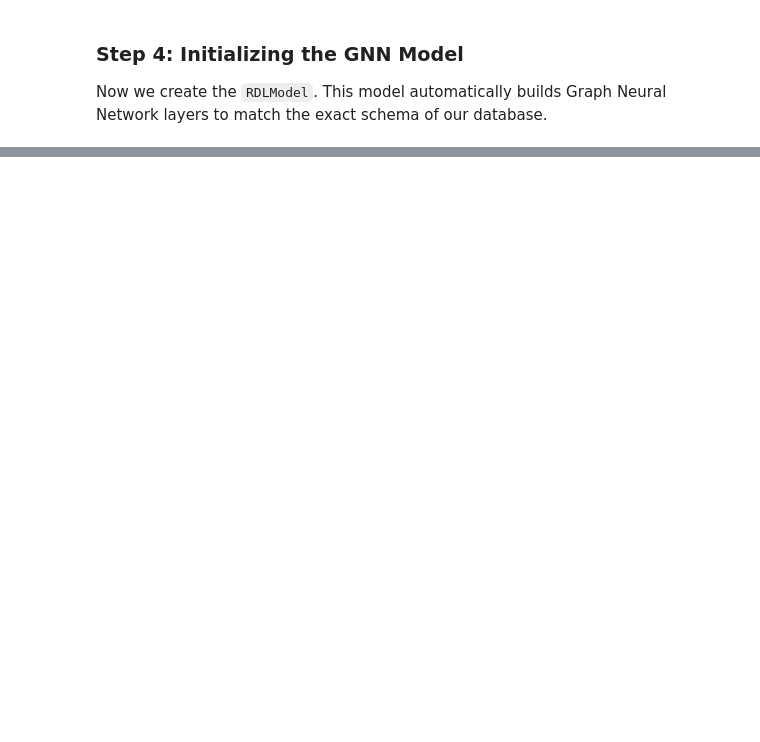
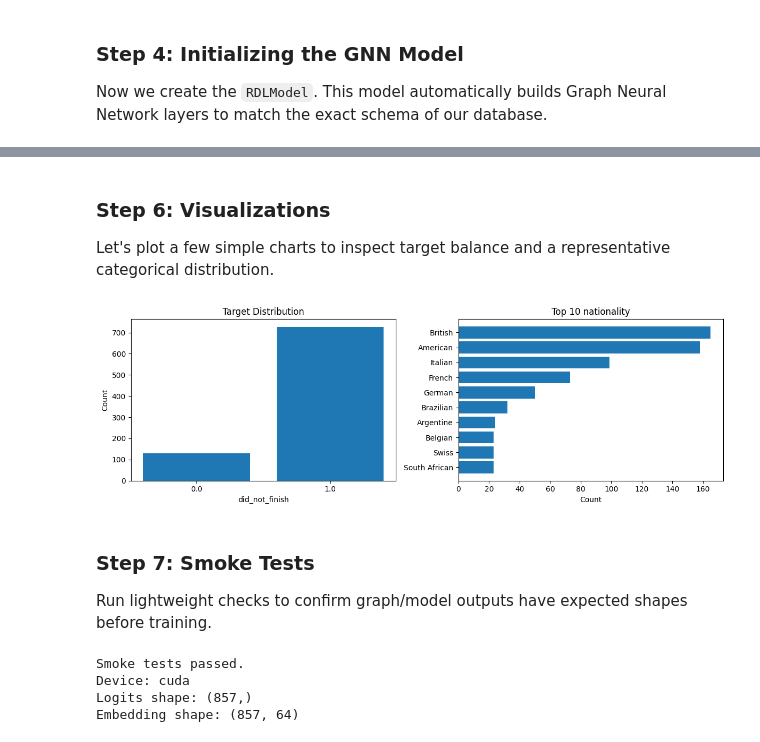
Before and after one commit to Yosr-Bejaoui/rdl-multimodal-e2e, a Jupyter notebook: tutorial.ipynb, the cells around one changed output, grey strips where cells are left out. Saved outputs shown, nothing was run; the diff lists cells and outputs as text; code cells hidden in the pictures; blank space fills up the shorter version.

Commit message:
Improve RelBench import diagnostics and expand tutorial with stats, graph visualization, and method comparison

```diff
--- a/tutorial.ipynb
+++ b/tutorial.ipynb
@@ -66,0 +169,71 @@ print(model)
+# %% [markdown]
+### Step 6: Visualizations
+Let's plot a few simple charts to inspect target balance and a representative categorical distribution.
+# %%
+import matplotlib.pyplot as plt
+
+fig, axes = plt.subplots(1, 2, figsize=(12, 4))
+
+# Plot target distribution
+if target_col in entity_df.columns:
+    target_counts = entity_df[target_col].value_counts(dropna=False).sort_index()
+    axes[0].bar(target_counts.index.astype(str), target_counts.values)
+    axes[0].set_title('Target Distribution')
+    axes[0].set_xlabel(target_col)
+    axes[0].set_ylabel('Count')
+else:
+    axes[0].text(0.5, 0.5, 'Target column not found', ha='center', va='center')
+    axes[0].set_axis_off()
+
+# Plot a useful categorical column if available
+candidate_cols = [c for c in ['nationality', 'constructorRef', 'driverRef'] if c in entity_df.columns]
+if candidate_cols:
+    cat_col = candidate_cols[0]
+    top_counts = entity_df[cat_col].astype(str).value_counts().head(10)
+    axes[1].barh(top_counts.index[::-1], top_counts.values[::-1])
+    axes[1].set_title(f'Top 10 {cat_col}')
+    axes[1].set_xlabel('Count')
+else:
+    axes[1].text(0.5, 0.5, 'No common categorical column found', ha='center', va='center')
+    axes[1].set_axis_off()
+
+plt.tight_layout()
+plt.show()
+# %% [output]
+[figure, added]
+# %% [markdown]
+### Step 7: Smoke Tests
+Run lightweight checks to confirm graph/model outputs have expected shapes before training.
+# %%
+import torch
+
+device = torch.device('cuda' if torch.cuda.is_available() else 'cpu')
+model = model.to(device)
+model.eval()
+
+# Move edge indices to the same device as model inputs.
+edge_index_dict = {k: v.to(device) for k, v in graph.edge_index_dict.items()}
+
+# Core structural checks
+assert db.task.entity_table in graph.node_types, 'Entity table missing from graph node types'
+assert len(graph.edge_types) > 0, 'Graph has no edges'
+assert len(built_graph.entity_indices) == built_graph.labels.numel(), 'Entity index/label mismatch'
+
+# Forward-pass smoke test
+with torch.no_grad():
+    logits, entity_emb = model(edge_index_dict, device)
+
+assert logits.ndim == 1, f'Expected 1D logits, got shape {tuple(logits.shape)}'
+assert entity_emb.ndim == 2, f'Expected 2D embeddings, got shape {tuple(entity_emb.shape)}'
+assert logits.numel() == graph[db.task.entity_table].num_nodes, 'Logit count should match entity node count'
+assert torch.isfinite(logits).all(), 'Logits contain non-finite values'
+
+print('Smoke tests passed.')
+print('Device:', device)
+print('Logits shape:', tuple(logits.shape))
+print('Embedding shape:', tuple(entity_emb.shape))
+# %% [output]
+Smoke tests passed.
+Device: cuda
+Logits shape: (857,)
+Embedding shape: (857, 64)
```
Also changed, not shown: parts of 13 cells of this notebook, 1 other file.
